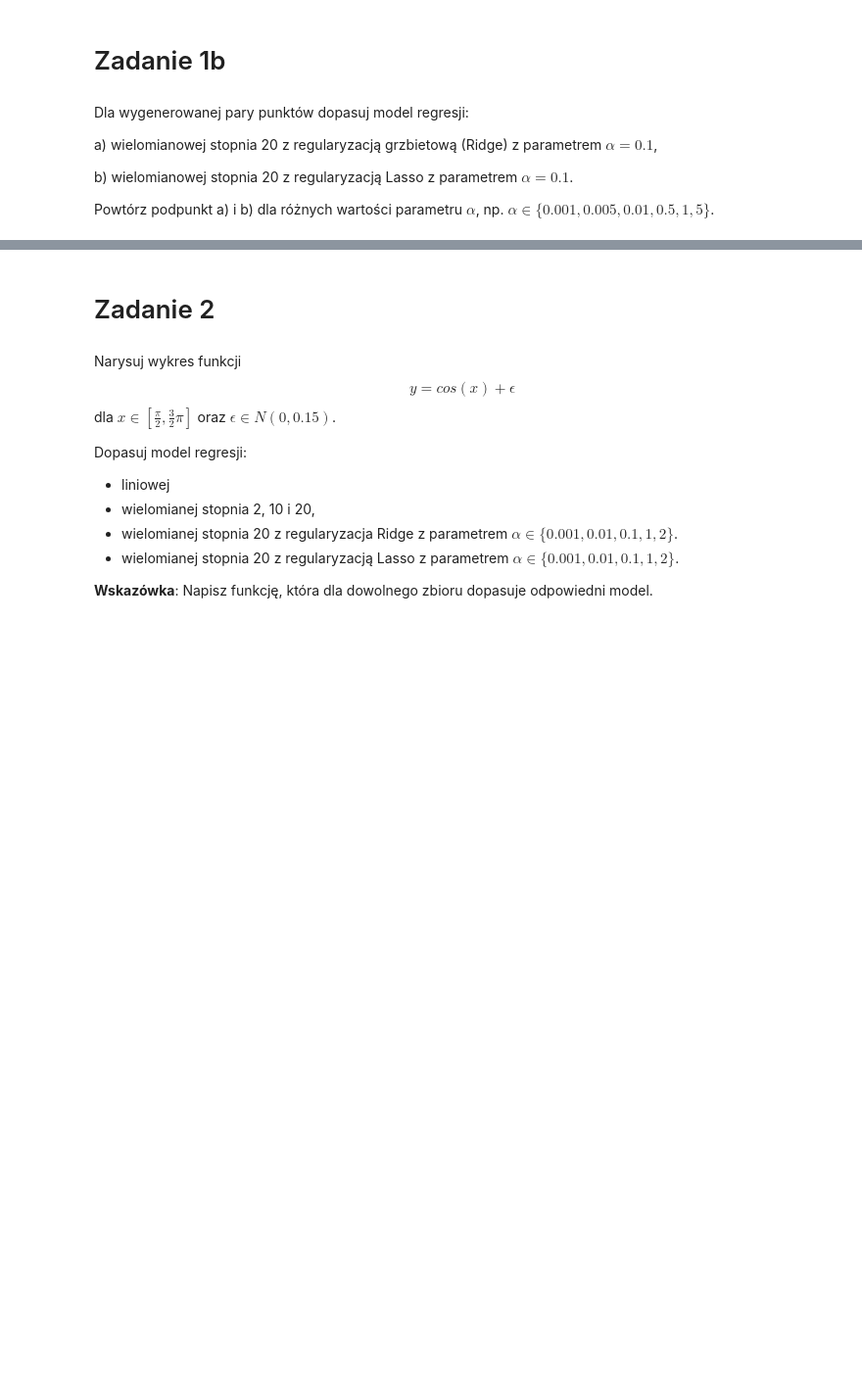
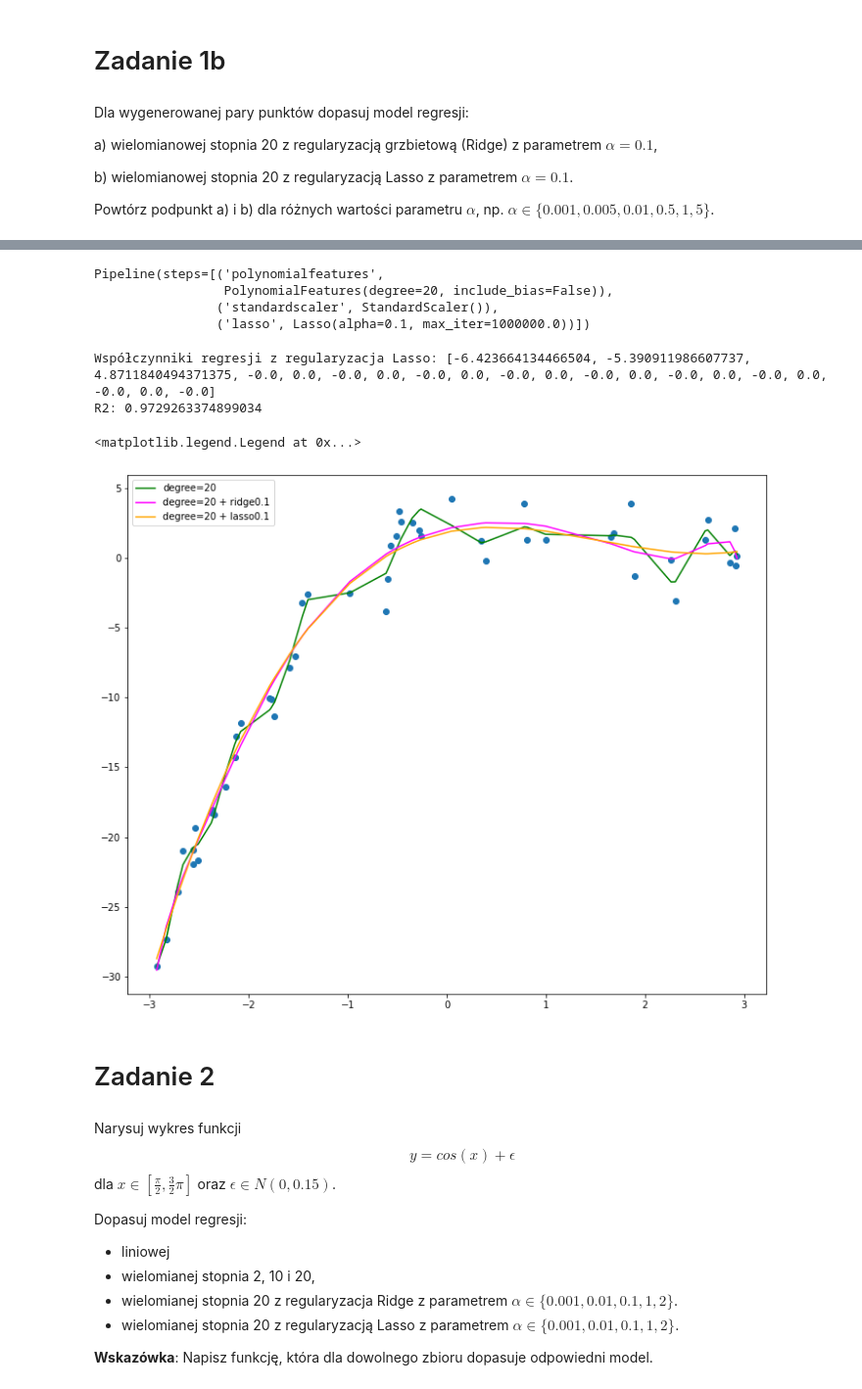
Before and after one commit to mdabrowski-phd/ds250223_regul, a Jupyter notebook: 01_regularyzacja/01_regularyzacja_model_regresji.ipynb, the cells around one changed output, grey strips where cells are left out. Shown at 98% size. Saved outputs shown, nothing was run; the diff lists cells and outputs as text; code cells hidden in the pictures; blank space fills up the shorter version.

```diff
--- a/01_regularyzacja/01_regularyzacja_model_regresji.ipynb
+++ b/01_regularyzacja/01_regularyzacja_model_regresji.ipynb
@@ -123,7 +283,13 @@ Powtórz podpunkt a) i b) dla różnych wartości parametru $\alpha$, np. $\alph
 # %%
-# ridge01_pipeline = make_pipeline(
-#     PolynomialFeatures(degree=20,include_bias = False),
-#     StandardScaler(),
-#     Ridge(alpha=0.1)
-# )
-# ridge01_pipeline = ridge01_pipeline.fit(X=X, y=y)
+#teraz pipeline dla lasso
+lasso01_pipeline = make_pipeline(
+    PolynomialFeatures(degree=20,include_bias = False),
+    StandardScaler(),
+    Lasso(alpha=0.1, max_iter=10e5)
+)
+lasso01_pipeline.fit(X, y)
+# %% [output]
+Pipeline(steps=[('polynomialfeatures',
+                 PolynomialFeatures(degree=20, include_bias=False)),
+                ('standardscaler', StandardScaler()),
+                ('lasso', Lasso(alpha=0.1, max_iter=1000000.0))])
@@ -137,3 +296,41 @@ Powtórz podpunkt a) i b) dla różnych wartości parametru $\alpha$, np. $\alph
+# %%
+lasso01_params = [lasso01_pipeline['lasso'].intercept_] + list(lasso01_pipeline['lasso'].coef_[1:])
+print("Współczynniki regresji z regularyzacja Lasso: {}".format(lasso01_params))
+lasso01_r2 = lasso01_pipeline.score(X, y)
+print("R2: {}".format(lasso01_r2))
+# %% [output]
+Współczynniki regresji z regularyzacja Lasso: [-6.423664134466504, -5.390911986607737, 4.8711840494371375, -0.0, 0.0, -0.0, 0.0, -0.0, 0.0, -0.0, 0.0, -0.0, 0.0, -0.0, 0.0, -0.0, 0.0, -0.0, 0.0, -0.0]
+R2: 0.9729263374899034
+# %%
+lasso01_fittedvalues = lasso01_pipeline.predict(X) #wartości dopasowane
+# %%
+#wykres dopasowania dla regresji wielomianowej bez kary, z karą ridge i z karą lasso
+plt.scatter(x, y)
+sort_axis = operator.itemgetter(0)
+
+
+polynomial_features = PolynomialFeatures(degree=20)
+X20 = polynomial_features.fit_transform(x.reshape(-1, 1))
+model = OLS(endog=y, exog=X20).fit()
+
+sorted_zip = sorted(zip(x, model.fittedvalues), key=sort_axis)
+x_range, y_poly_pred = zip(*sorted_zip)
+plt.plot(x_range, y_poly_pred, color=colors[1], label="degree={}".format(deg))
+
+sorted_zip = sorted(zip(x, ridge01_fittedvalues), key=sort_axis)
+x_range, y_poly_pred = zip(*sorted_zip)
+plt.plot(x_range, y_poly_pred, color=colors[2], label="degree={} + ridge0.1".format(deg))
+
+sorted_zip = sorted(zip(x, lasso01_fittedvalues), key=sort_axis)
+x_range, y_poly_pred = zip(*sorted_zip)
+plt.plot(x_range, y_poly_pred, color=colors[3], label="degree={} + lasso0.1".format(deg))
+
+plt.legend()
+
+#widzimy, że i ridge i lasso się nie przeuczyło
+# %% [output]
+<matplotlib.legend.Legend at 0x...>
+[figure, added]
 # %% [markdown]
 # Zadanie 2
 # %% [markdown]
```
Also changed, not shown: parts of 34 cells of this notebook, 3 other files.
